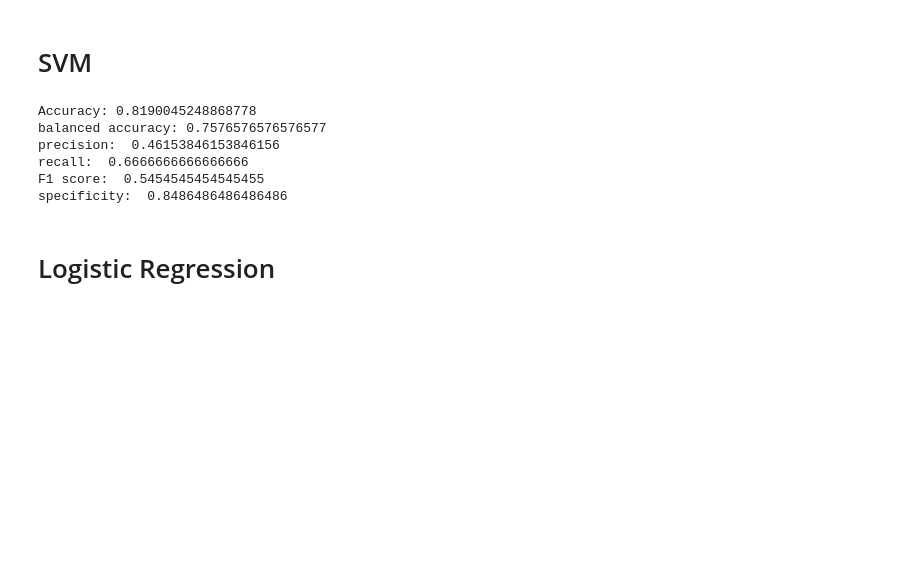
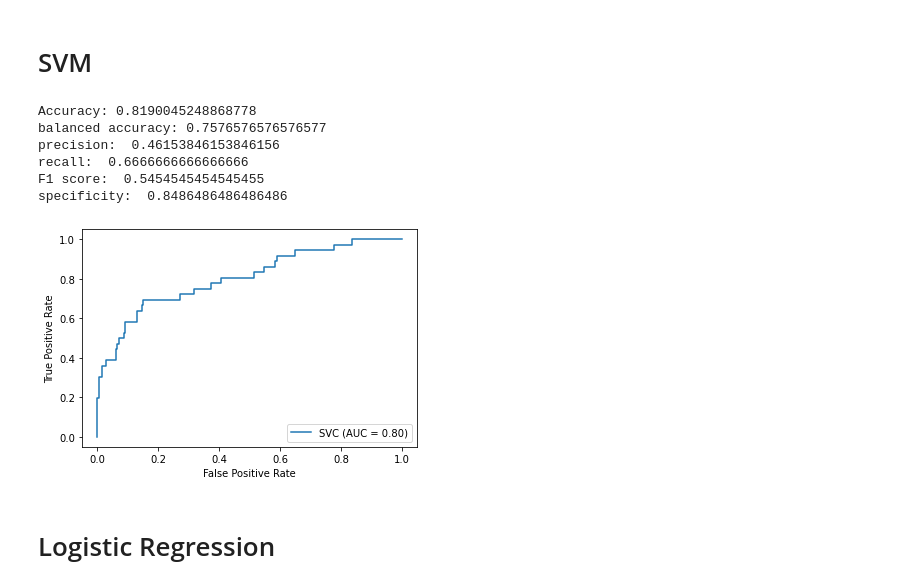
Before and after one commit to funkjo/ml-csc360-final, a Jupyter notebook: final_project/modeling.ipynb, the cells around one changed output. Cells and saved outputs as stored; diff of their text form; code cells hidden in the pictures; blank space fills up the shorter version.

```diff
--- a/final_project/modeling.ipynb
+++ b/final_project/modeling.ipynb
@@ -192,7 +202,7 @@ plt.show()
 from sklearn import svm
 
 # Create Support Vector Machine model and train on training data
-svm_model = svm.SVC(kernel='linear', decision_function_shape='ovo')
+svm_model = svm.SVC(kernel='linear', decision_function_shape='ovo', probability=True)
 svm_model.fit(X_train, y_train)
 
 # Make predictions on test data and print the test accuracy
@@ -229,6 +239,11 @@ precision:  0.46153846153846156
 recall:  0.6666666666666666
 F1 score:  0.5454545454545455
 specificity:  0.8486486486486486
+# %%
+metrics.plot_roc_curve(svm_model, X_test, y_test)
+plt.show()
+# %% [output]
+[figure, added]
 # %% [markdown]
 # Logistic Regression
 # %%
```
Also changed, not shown: parts of 7 cells of this notebook.
